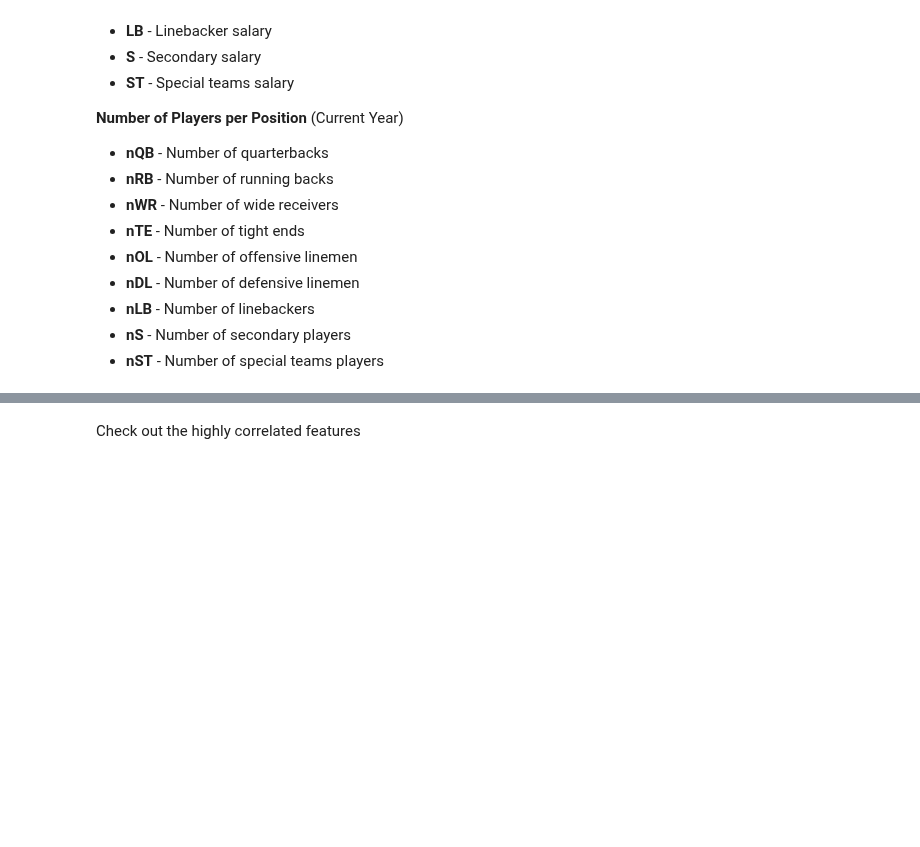
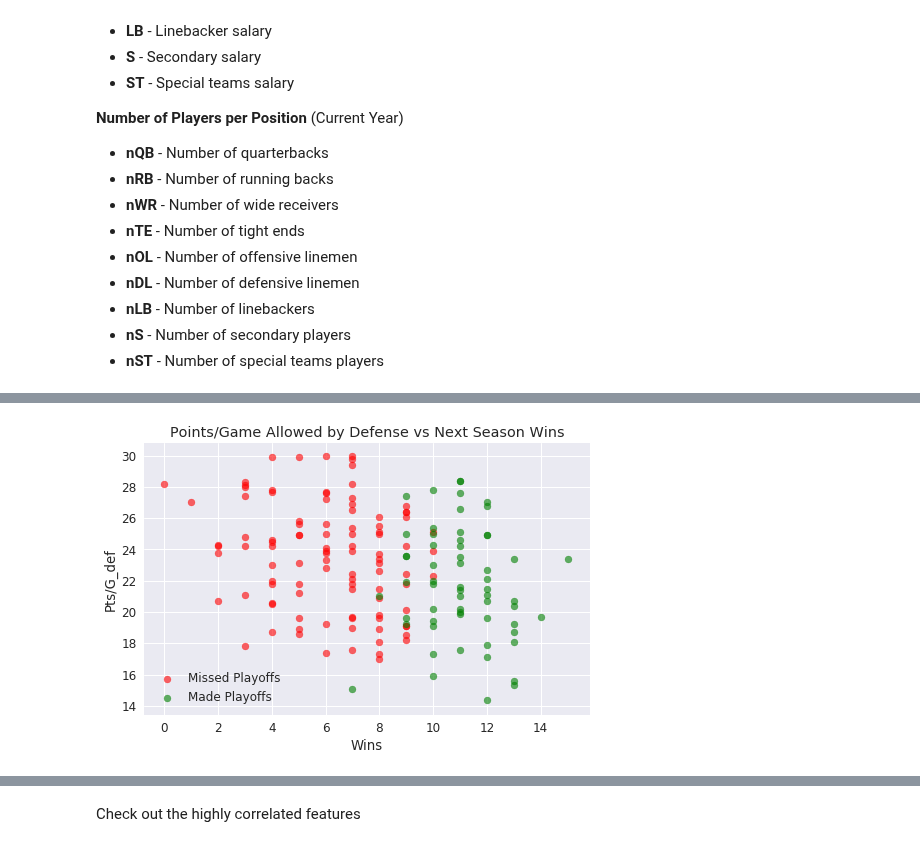
Before and after one commit to tsansom/Springboard-Data-Science, a Jupyter notebook: capstone_projects/nfl/2.1 - Exploratory Data Analysis.ipynb, the cells around one changed output, grey strips where cells are left out. Saved outputs shown, nothing was run; the diff lists cells and outputs as text; code cells hidden in the pictures; blank space fills up the shorter version.

```diff
--- a/capstone_projects/nfl/2.1 - Exploratory Data Analysis.ipynb
+++ b/capstone_projects/nfl/2.1 - Exploratory Data Analysis.ipynb
@@ -144,0 +193,14 @@ plt.savefig('figures/corr_map.png', dpi=500)
+# %%
+fig, ax = plt.subplots(1, 1, figsize=(8, 5))
+
+_ = ax.scatter(combined[combined['Playoffs'] == 0]['W'],
+               combined[combined['Playoffs'] == 0]['Pts/G_def'],
+               color='red', label='Missed Playoffs', alpha=0.6)
+_ = ax.scatter(combined[combined['Playoffs'] == 1]['W'],
+               combined[combined['Playoffs'] == 1]['Pts/G_def'],
+               color='green', label='Made Playoffs', alpha=0.6)
+_ = ax.legend()
+_ = ax.set(title='Points/Game Allowed by Defense vs Next Season Wins',
+           ylabel='Pts/G_def', xlabel='Wins')
+# %% [output]
+[figure, added]
```
Also changed, not shown: parts of 6 cells of this notebook, 4 other files.
